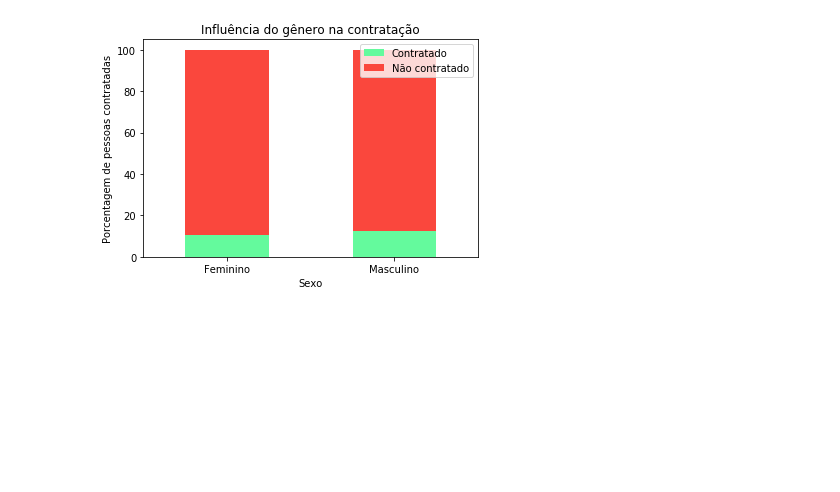
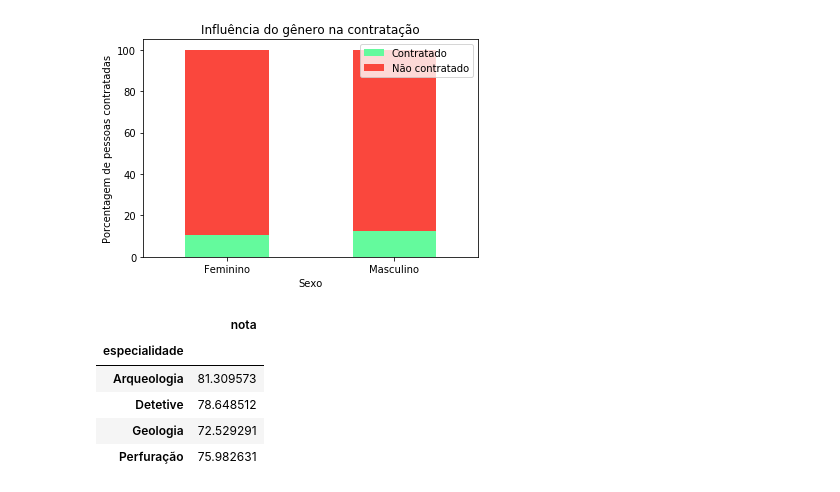
Before and after one commit to BrunoFornaro/icd_a2_2021, a Jupyter notebook: a2_icd_2021.ipynb, the cells around one changed output. Cells and saved outputs as stored; diff of their text form; code cells hidden in the pictures; blank space fills up the shorter version.

```diff
--- a/a2_icd_2021.ipynb
+++ b/a2_icd_2021.ipynb
@@ -313,0 +316,9 @@ plt.legend(['Contratado', 'Não contratado'])
+# %%
+df_media[['especialidade', 'nota']].groupby(['especialidade']).mean()
+# %% [output]
+|  | nota |
+| especialidade |  |
+| Arqueologia | 81.309573 |
+| Detetive | 78.648512 |
+| Geologia | 72.529291 |
+| Perfuração | 75.982631 |
```
Also changed, not shown: parts of 4 cells of this notebook.
